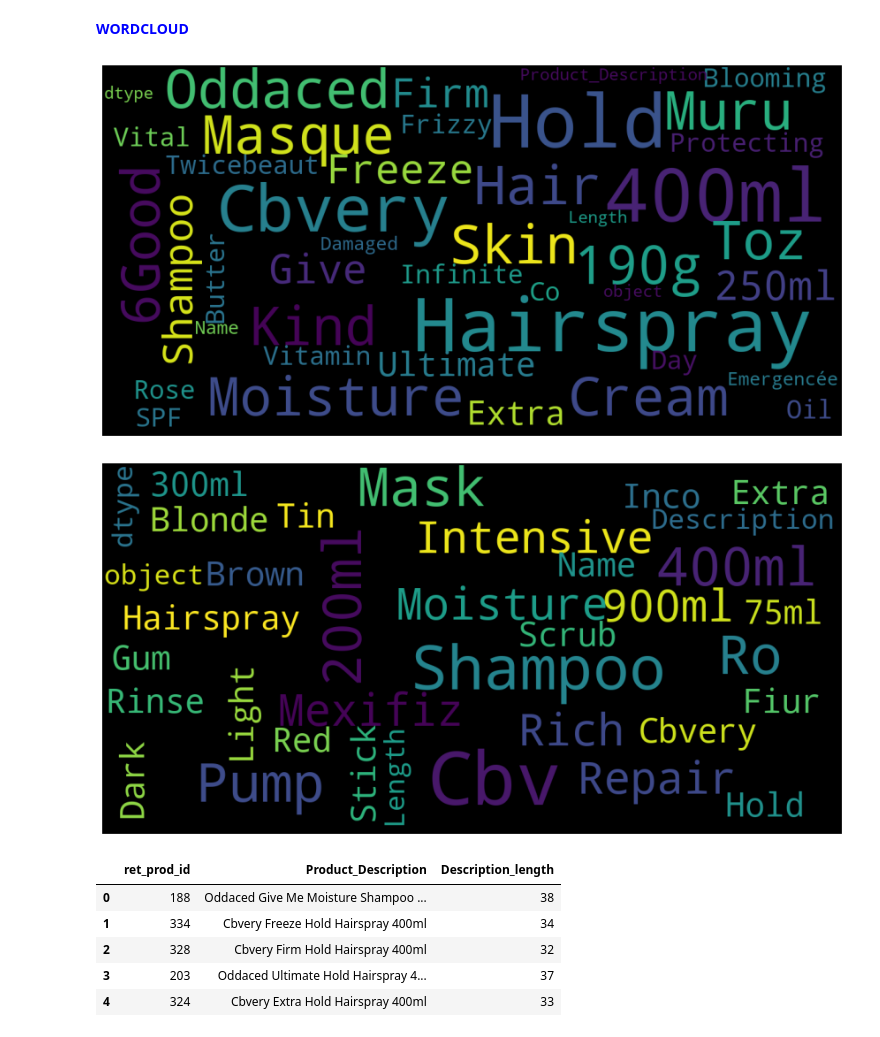
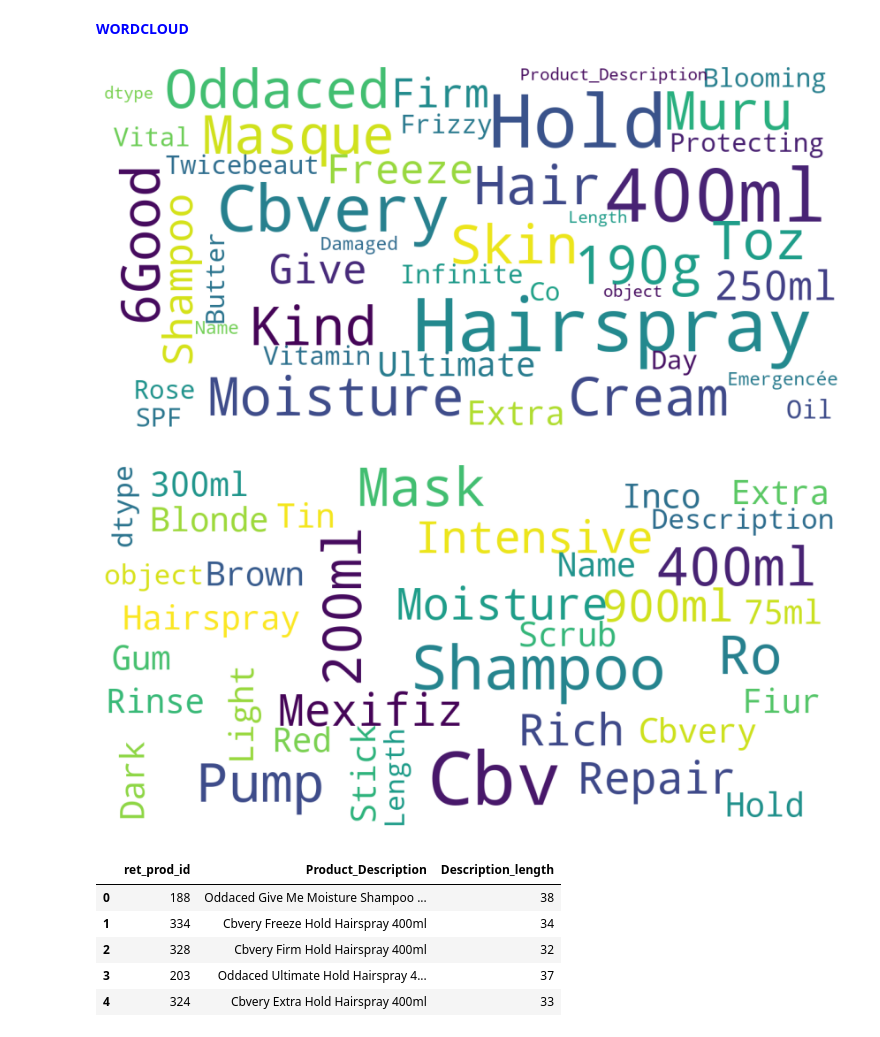
Before and after one commit to buddhadeb33/My-Assignments, a Jupyter notebook: Tredence_Assignment.ipynb, the cells around one changed output. Cells and saved outputs as stored; diff of their text form; code cells hidden in the pictures.

```diff
--- a/Tredence_Assignment.ipynb
+++ b/Tredence_Assignment.ipynb
@@ -104,7 +104,7 @@ stopwords = set(STOPWORDS)
 
 def show_wordcloud(data, title = None):
     wordcloud = WordCloud(
-        background_color='black',
+        background_color='white',
         stopwords=stopwords,
         max_words=200,
         max_font_size=40,
@@ -123,33 +123,33 @@ def show_wordcloud(data, title = None):
 
 show_wordcloud(retail['Product_Description'])
 # %% [output]
-[figure, old version]
+[figure, new version]
 # %%
 from wordcloud import WordCloud, STOPWORDS
 stopwords = set(STOPWORDS)
 
 def show_wordcloud(data, title = None):
     wordcloud = WordCloud(
-        background_color='black',
+        background_color='white',
         stopwords=stopwords,
         max_words=200,
         max_font_size=40,
         scale=3,
         random_state=1 # chosen at random by flipping a coin; it was heads
 ).generate(str(data))
 
     fig = plt.figure(1, figsize=(15, 15))
     plt.axis('off')
     if title:
         fig.suptitle(title, fontsize=20)
         fig.subplots_adjust(top=2.3)
 
     plt.imshow(wordcloud)
     plt.show()
 
 show_wordcloud(mnf['Description'])
 # %% [output]
-[figure, old version]
+[figure, new version]
 # %%
 retail['Description_length'] = retail['Product_Description'].apply(len)
 #retail['Product_Description_length1'] = [len(t) for t in retail.Product_Description]
```
Also changed, not shown: parts of 15 cells of this notebook.
